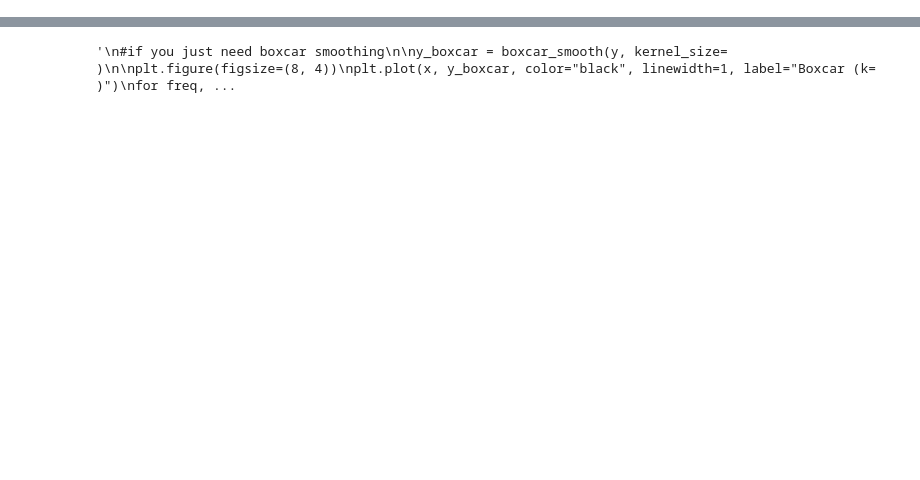
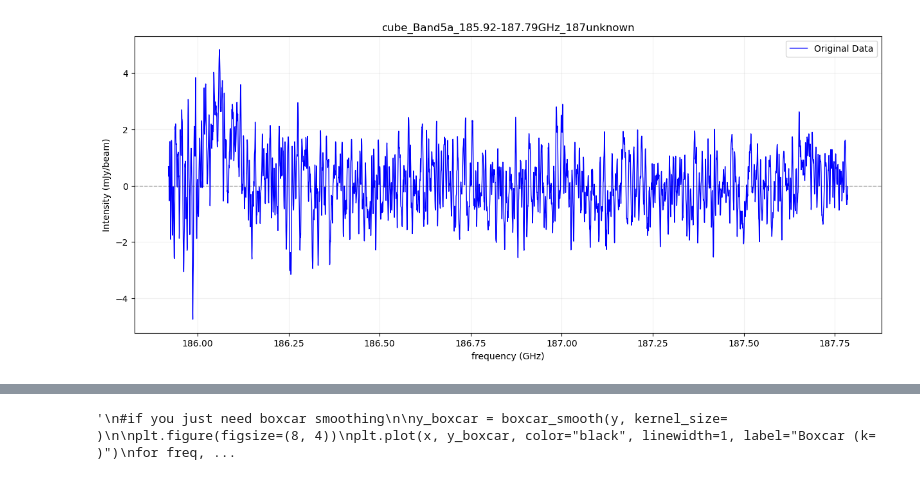
Before and after one commit to Li-Ling6626/2025-ASIAASSP, a Jupyter notebook: spectral lines/fake_script_haha2.0.ipynb, the cells around one changed output, grey strips where cells are left out. Cells and saved outputs as stored; diff of their text form; code cells hidden in the pictures; blank space fills up the shorter version.

```diff
--- a/spectral lines/fake_script_haha2.0.ipynb
+++ b/spectral lines/fake_script_haha2.0.ipynb
@@ -19,9 +17,9 @@ df[df.columns[1]] = pd.to_numeric(df[df.columns[1]], errors='coerce') # 取得 D
 df = df.dropna()  # Pandas 用來將資料轉換為數值型別的函數
 
 x = df[df.columns[0]]
-y = df[df.columns[1]] * 1000  # Jy → mJy 單位轉換而已啦
+y = df[df.columns[1]]
 
-my_lines =[(   , "")]
+#my_lines =[(   , "")]
 # 第一個元素:數值，代表頻率/第二個元素:字串，譜線名
 # %%
 #define binning & boxcar smoothing
@@ -44,17 +42,20 @@ def rebin_spectrum(x, y, bin_size=3):
     return x_binned, y_binned
 # %%
 #original data
-plt.figure(figsize=(16, 9))
+plt.figure(figsize=(15, 6))
 plt.plot(x, y, label="Original Data", color="blue", linewidth=1)
 plt.xlabel("frequency (GHz)")
 plt.ylabel("Intensity (mJy/beam)")
-for freq, label in my_lines:
-    plt.axvline(freq, color="red", linestyle="-", alpha=0.6)
-    plt.text(freq, max(y)*0.9, label, rotation=90, color="red", fontsize=10, ha='right', va='top')
+#for freq, label in my_lines:
+   # plt.axvline(freq, color="red", linestyle="-", alpha=0.6)
+   # plt.text(freq, max(y)*0.9, label, rotation=90, color="red", fontsize=10, ha='right', va='top')
 #for freq, label in template_lines:
 #    plt.axvline(freq, color="blue", linestyle="-", alpha=0.6)
 #    plt.text(freq, max(df[df.columns[1]])*0.9, label, rotation=90, color="blue", fontsize=12, ha='right', va='top')
 plt.title("cube_Band5a_185.92-187.79GHz_187unknown")
-plt.grid(False)
+plt.axhline(0, color="black", linewidth=1, linestyle="--", alpha=0.3)
+plt.grid(True, alpha=0.2)
 plt.legend()
-plt.show()
+plt.show() #在ipy其實不用，但在py要，所以還是嚴謹一點
+# %% [output]
+[figure, added]
```
Also changed, not shown: parts of 2 cells of this notebook.
